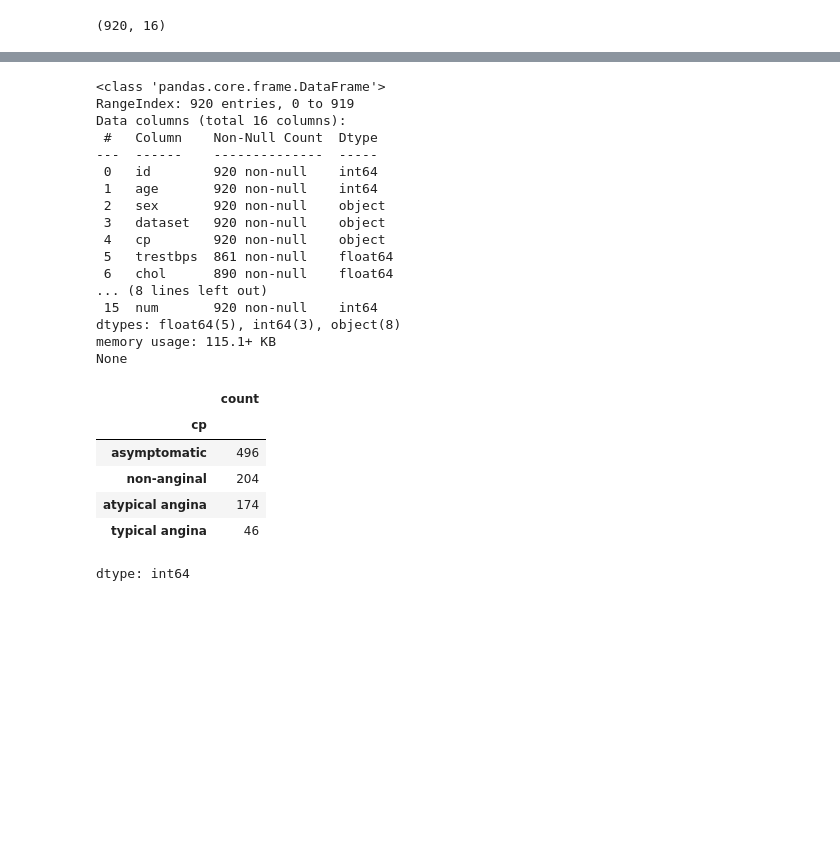
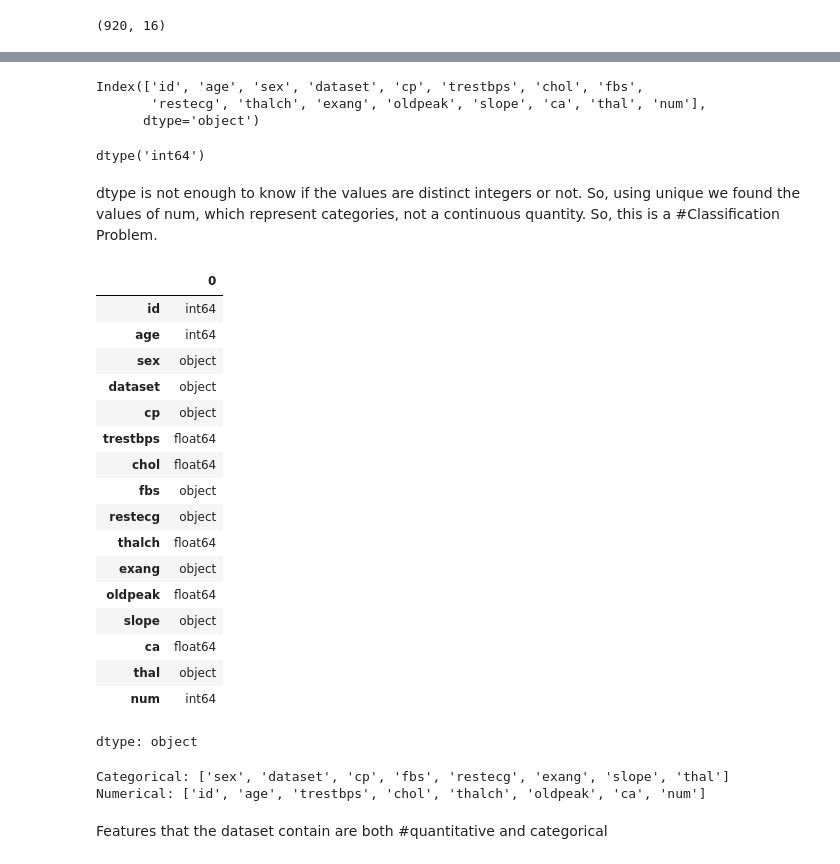
Before and after one commit to AdibOmi/Heart-Disease-ML-Analysis, a Jupyter notebook: Heart_Disease_Analysis.ipynb, the cells around one changed output, grey strips where cells are left out. Drawn from its saved outputs; the diff is of its cells as text; code cells hidden in the pictures; blank space fills up the shorter version.

```diff
--- a/Heart_Disease_Analysis.ipynb
+++ b/Heart_Disease_Analysis.ipynb
@@ -18,33 +39,50 @@ dataset.head()
 | 2 | 3 | 67 | Male | Cleveland | asymptomatic | 120.0 | 229.0 | False | lv hypertrophy | 129.0 | True | ... |
 | 3 | 4 | 37 | Male | Cleveland | non-anginal | 130.0 | 250.0 | False | normal | 187.0 | False | ... |
 | 4 | 5 | 41 | Female | Cleveland | atypical angina | 130.0 | 204.0 | False | lv hypertrophy | 172.0 | False | ... |
-# %%
-print(dataset.info())
-# %% [output]
-<class 'pandas.core.frame.DataFrame'>
-RangeIndex: 920 entries, 0 to 919
-Data columns (total 16 columns):
- #   Column    Non-Null Count  Dtype
----  ------    --------------  -----
- 0   id        920 non-null    int64
- 1   age       920 non-null    int64
- 2   sex       920 non-null    object
- 3   dataset   920 non-null    object
- 4   cp        920 non-null    object
- 5   trestbps  861 non-null    float64
- 6   chol      890 non-null    float64
-... (8 lines left out)
- 15  num       920 non-null    int64
-dtypes: float64(5), int64(3), object(8)
-memory usage: 115.1+ KB
-None
-# %%
-dataset["cp"].value_counts()
-# %% [output]
-|  | count |
-| cp |  |
-| asymptomatic | 496 |
-| non-anginal | 204 |
-| atypical angina | 174 |
-| typical angina | 46 |
-dtype: int64
+# %%
+dataset.columns
+# %% [output]
+Index(['id', 'age', 'sex', 'dataset', 'cp', 'trestbps', 'chol', 'fbs',
+       'restecg', 'thalch', 'exang', 'oldpeak', 'slope', 'ca', 'thal', 'num'],
+      dtype='object')
+# %%
+target="num"
+dataset[target].unique()
+dataset[target].dtype
+# %% [output]
+dtype('int64')
+# %% [markdown]
+dtype is not enough to know if the values are distinct integers or not. So, using unique we found the values of num, which represent categories, not a continuous quantity. So, this is a
+#Classification Problem.
+# %%
+dataset.dtypes
+# %% [output]
+|  | 0 |
+| id | int64 |
+| age | int64 |
+| sex | object |
+| dataset | object |
+| cp | object |
+| trestbps | float64 |
+| chol | float64 |
+| fbs | object |
+| restecg | object |
+| thalch | float64 |
+| exang | object |
+| oldpeak | float64 |
+| slope | object |
+| ca | float64 |
+| thal | object |
+| num | int64 |
+dtype: object
+# %%
+categorical_features = dataset.select_dtypes(include=['object']).columns
+numerical_features=dataset.select_dtypes(include=['int64', 'float64']).columns
+print("Categorical:", list(categorical_features))
+print("Numerical:", list(numerical_features))
+# %% [output]
+Categorical: ['sex', 'dataset', 'cp', 'fbs', 'restecg', 'exang', 'slope', 'thal']
+Numerical: ['id', 'age', 'trestbps', 'chol', 'thalch', 'oldpeak', 'ca', 'num']
+# %% [markdown]
+Features that the dataset contain are both
+#quantitative and categorical
```
Also changed, not shown: parts of 9 cells of this notebook.
